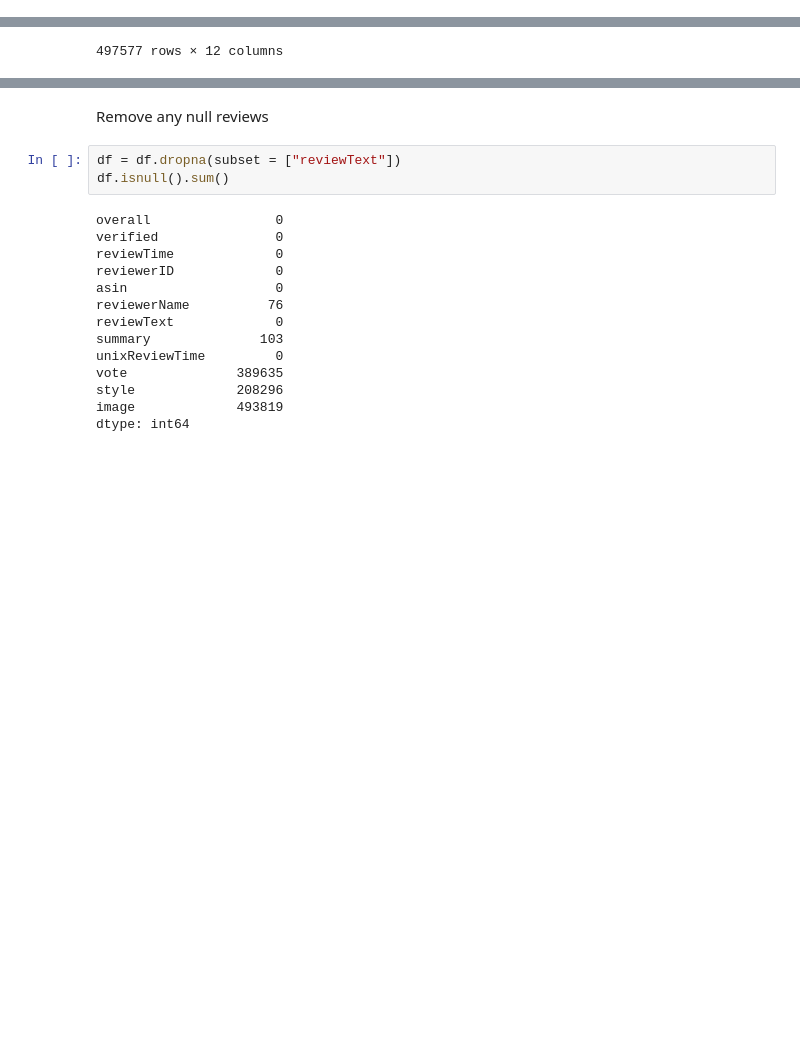
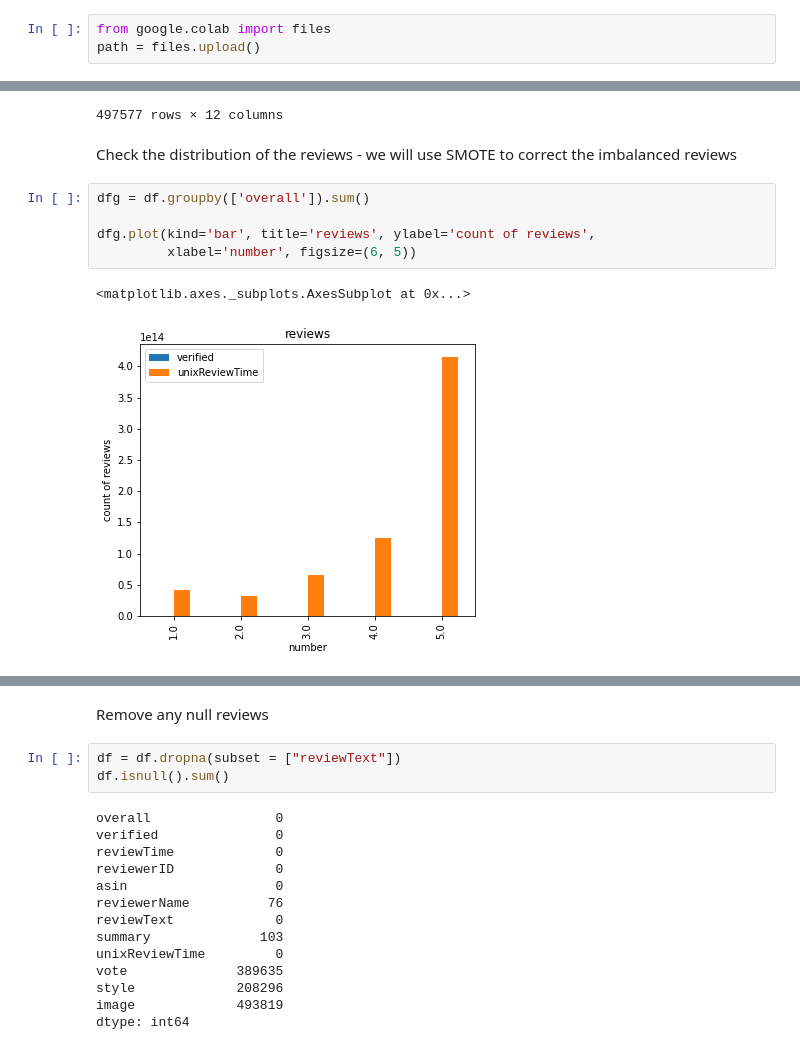
Before and after one commit to DevinB64/BAIS-9010-Final-Project, a Jupyter notebook: project.ipynb, the cells around one changed output, grey strips where cells are left out. Drawn from its saved outputs; the diff is of its cells as text; blank space fills up the shorter version.

```diff
--- a/project.ipynb
+++ b/project.ipynb
@@ -40 +55,4 @@ nltk.download('averaged_perceptron_tagger')
 True
+# %%
+from google.colab import files
+path = files.upload()
@@ -74,3 +95,13 @@ df
 | 497575 | 4.0 | False | 08 5, 2018 | A34GG58TJ1A3SH | B01HIZF7XE | seamonkey10 | I think I originally began playin... | It's Okay, Nothing Profound | 1533427200 | ... |
 | 497576 | 2.0 | True | 03 13, 2018 | A6W81WTFK940B | B01HIZGKOE | msam420 | The graphics are terrible, it loo... | Not as good as I expected it to be | 1520899200 | ... |
 497577 rows × 12 columns
+# %% [markdown]
+Check the distribution of the reviews - we will use SMOTE to correct the imbalanced reviews
+# %%
+dfg = df.groupby(['overall']).sum()
+
+dfg.plot(kind='bar', title='reviews', ylabel='count of reviews',
+         xlabel='number', figsize=(6, 5))
+# %% [output]
+<matplotlib.axes._subplots.AxesSubplot at 0x...>
+[figure, added]
```
Also changed, not shown: parts of 18 cells of this notebook.
